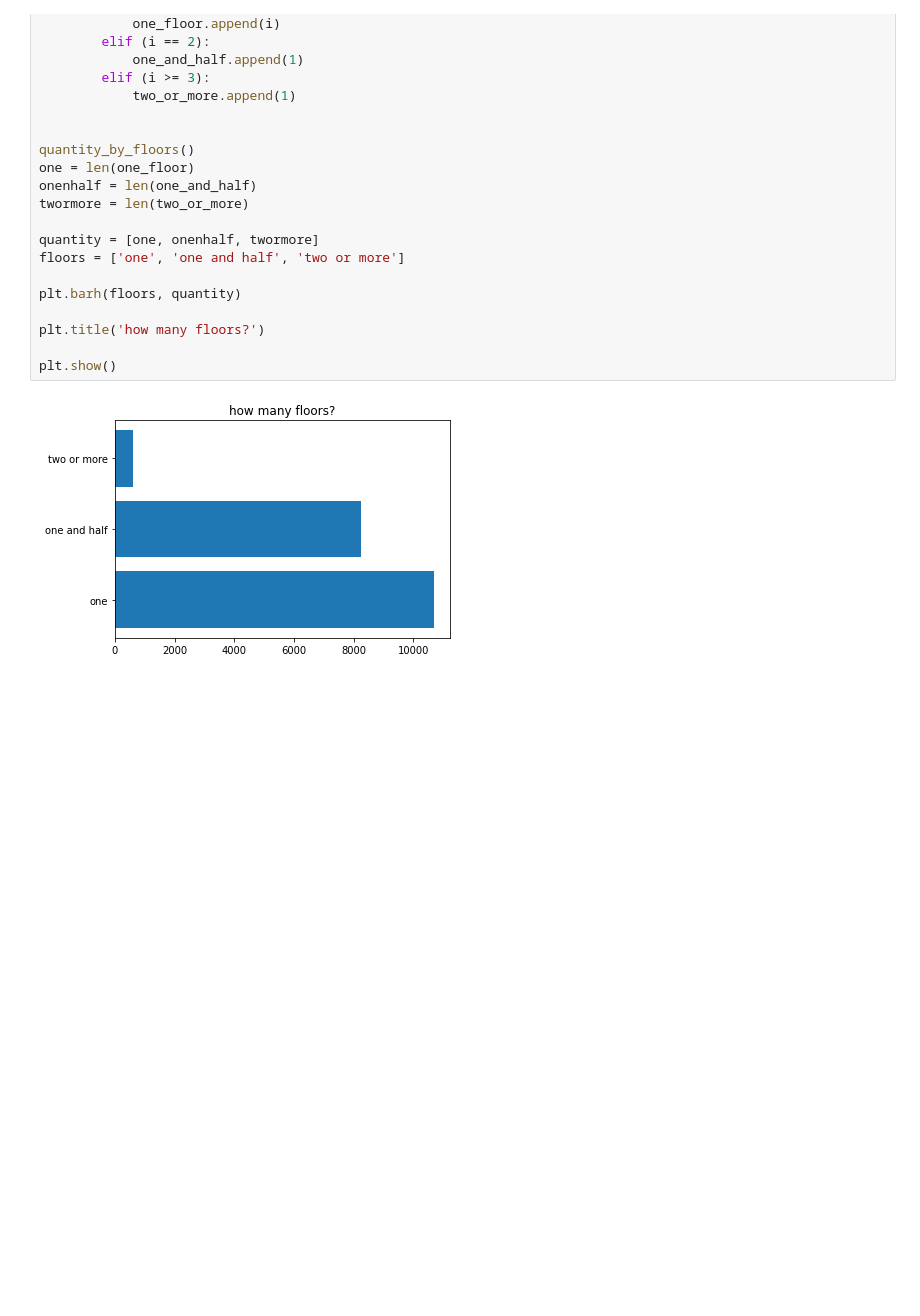
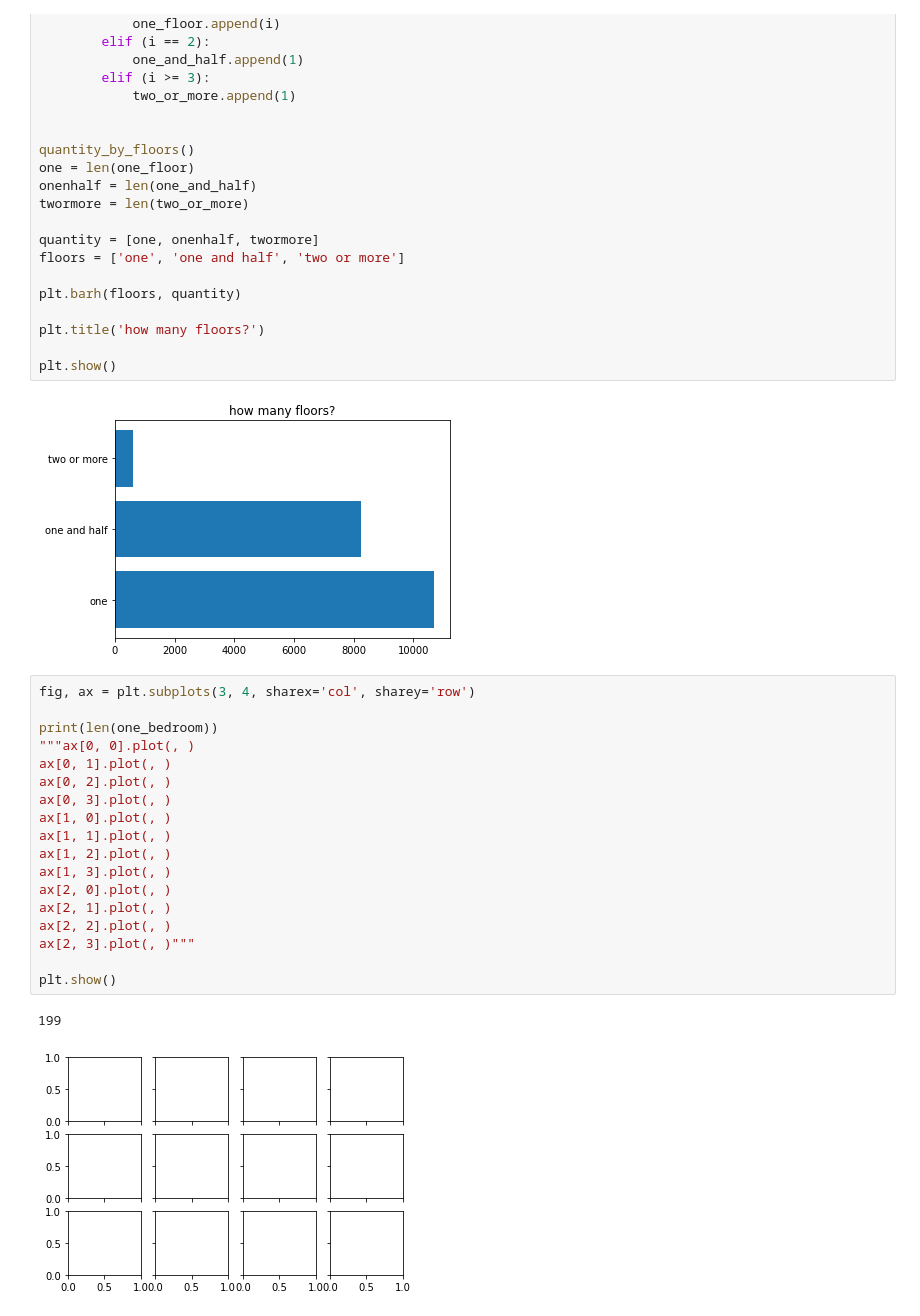
Before and after one commit to Arrinch/eda, a Jupyter notebook: homes.ipynb, the cells around one changed output. Drawn from its saved outputs; the diff is of its cells as text; blank space fills up the shorter version.

```diff
--- a/homes.ipynb
+++ b/homes.ipynb
@@ -89,3 +89,24 @@ plt.title('how many floors?')
 plt.show()
 # %% [output]
 [figure]
+# %%
+fig, ax = plt.subplots(3, 4, sharex='col', sharey='row')
+
+print(len(one_bedroom))
+"""ax[0, 0].plot(, )
+ax[0, 1].plot(, )
+ax[0, 2].plot(, )
+ax[0, 3].plot(, )
+ax[1, 0].plot(, )
+ax[1, 1].plot(, )
+ax[1, 2].plot(, )
+ax[1, 3].plot(, )
+ax[2, 0].plot(, )
+ax[2, 1].plot(, )
+ax[2, 2].plot(, )
+ax[2, 3].plot(, )"""
+
+plt.show()
+# %% [output]
+199
+[figure, added]
```
Also changed, not shown: parts of 1 cell of this notebook.
